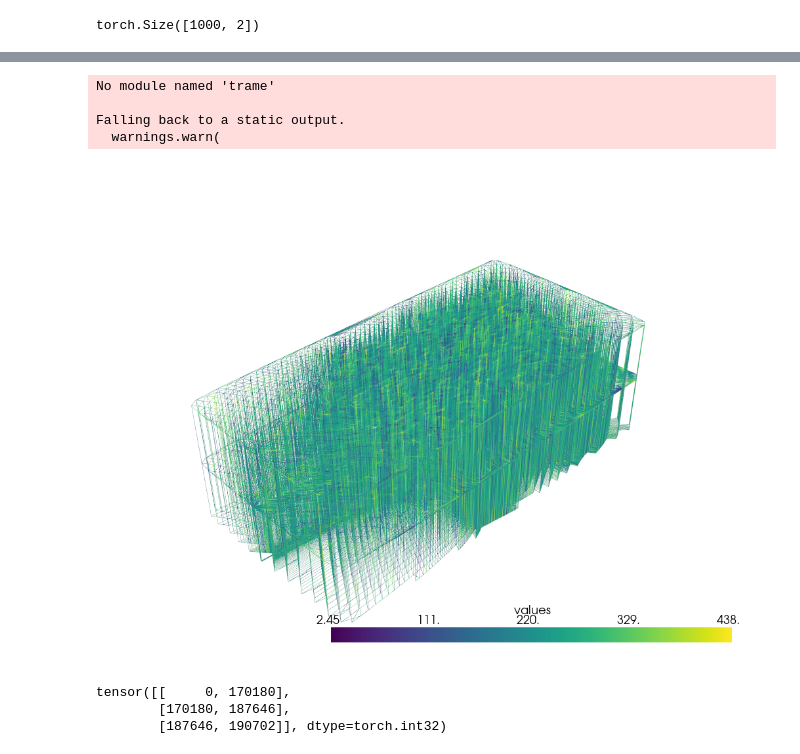
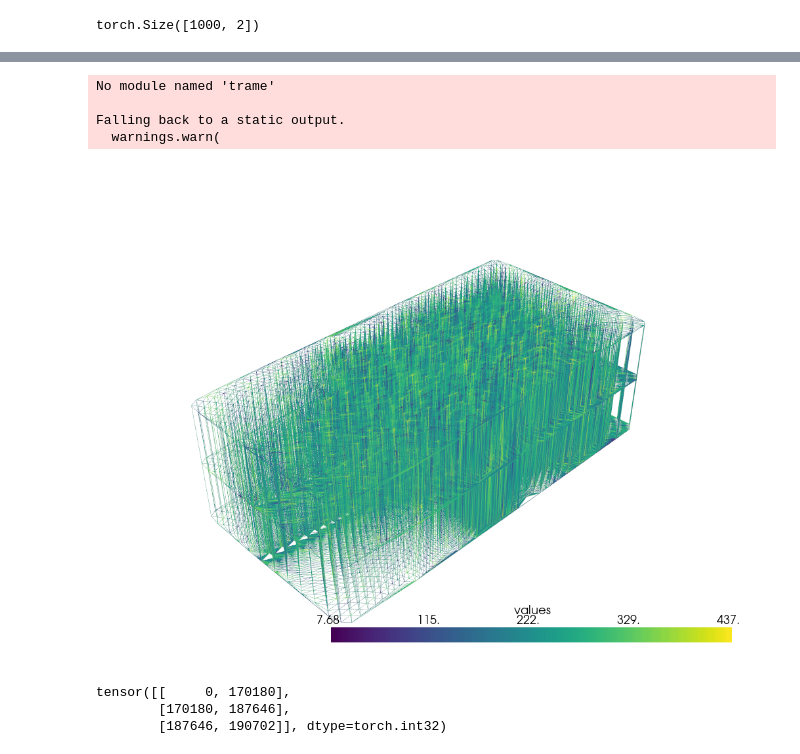
Before and after one commit to DimitriTimoz/cfdml, a Jupyter notebook: models/meshup/meshbased_upsample.ipynb, the cells around one changed output, grey strips where cells are left out. Cells and saved outputs as stored; diff of their text form; code cells hidden in the pictures.

```diff
--- a/models/meshup/meshbased_upsample.ipynb
+++ b/models/meshup/meshbased_upsample.ipynb
@@ -24,6 +24,9 @@ data = transform(data)
 data.pos = pos
 
 data = torch.load('./sampleData.pth')
+data.edge_index = np.empty((2, 0))
+transform = DelaunayTransform()
+data = transform(data)
 def plot_graph(data, l=1, plotter=None, node_colors=None):
 
     c = ['r', 'g', 'b', 'm']
@@ -177,7 +180,7 @@ def generate_coarse_graph(data, r, clusters_per_layer):
 
     # Interpolate the other features accordingly to the position
     surf = scatter(data.surf.to(torch.int), new_index, reduce='max')
-    connection_edge_index = torch.stack([new_index+data.num_nodes, torch.arange(0, new_index.shape[0], device=new_index.device)], dim=0)
+    connection_edge_index = torch.stack([new_index+data.pos.shape[0], torch.arange(0, new_index.shape[0], device=new_index.device)], dim=0)
 
     transform = DelaunayTransform()
     data = transform(Data(pos=out_positions.t()[:, :2].to(data.pos.device), x=out_x.t().to(data.pos.device), surf=surf, device=data.pos.device))
@@ -205,15 +208,16 @@ def generate_coarse_graphs(data, R: int, K: int, visualize=False):
         base.pos = torch.concatenate([base.pos, torch.full((base.pos.shape[0], 1), 1, device=base.pos.device)], axis=1)
     s = [base.pos.shape[0]]
     for i in range(2, R+1):
-        subgraph, connection_index, new_clusters, edge_frequencies, new_cluster_nodes = generate_coarse_graph(data, range_//(5**i), base.clusters_per_layer) # TODO: choose the right scale factor
+        subgraph, connection_index, new_clusters_edges, edge_frequencies, new_cluster_nodes = generate_coarse_graph(data, range_//(5**i), base.clusters_per_layer) # TODO: choose the right scale factor
         base.edge_frequencies.append(edge_frequencies)
-        base.node_clusters.extend([ c+base.pos.shape[0] for c in new_cluster_nodes])
+        # We add the new node clusters indexed in the subgraph
+        base.node_clusters.extend(new_cluster_nodes)
+        # We add the new clusters edge indices indexed in the subgraph
+        base.clusters.extend([c + base.edge_index.shape[1] for c in new_clusters_edges])
+
         data = subgraph.clone()
         s.append(subgraph.pos.shape[0])
-        # We got the subgraph with new positions of the new layer and edges
 
-        new_clusters = [torch.add(c, base.pos.shape[0]) for c in new_clusters]
-        subgraph.clusters = new_clusters
 
         # We need to add the new dimension to the positions to visualize them
         if visualize:
@@ -221,35 +225,34 @@ def generate_coarse_graphs(data, R: int, K: int, visualize=False):
 
         # We need to add the new edges to the base graph so the new nodes ids have to be shifted by the number of nodes in the base graph
         subgraph.edge_index = torch.add(subgraph.edge_index, base.pos.shape[0])
 
         # We need to connect the new nodes to the base graph nodes
         connection_index = torch.add(connection_index, sum(s[:-2]))
 
         base.pos = torch.cat([base.pos, subgraph.pos], dim=0) # TODO: use barycentric interpolation
         base.surf = torch.cat([base.surf, subgraph.surf], dim=0)
         base.x = torch.cat([base.x, subgraph.x], dim=0)
-        base.clusters.extend(subgraph.clusters)
         base.edge_index = torch.cat([base.edge_index, subgraph.edge_index, connection_index], dim=1)
 
         base.up_scale_edge_ranges[i-2] = torch.tensor([base.pos.shape[0]-connection_index.shape[1], base.pos.shape[0]], device=base.pos.device) # TODO: check it
         base.layer_ranges[i-1] = torch.tensor([base.pos.shape[0]-subgraph.pos.shape[0], base.pos.shape[0]], device=base.pos.device)
 
         if i >= R:
             last_one_frequencies = torch.full((K,), 1, device=base.pos.device, dtype=torch.int)
             base.edge_frequencies.append(last_one_frequencies)
             # TODO
     return base
 
 device = torch.device("cuda" if False else "cpu")
 b = generate_coarse_graphs(data.cpu(), 3, 5, visualize=True).to(device)
 #print("Final graph", b, flush=True)
 plot_graph(b)
 # %% [output]
 No module named 'trame'
 
 Falling back to a static output.
   warnings.warn(
-[figure, old version]
+[figure, new version]
 # %%
 device = torch.device('cpu' if torch.cuda.is_available() else 'cpu')
 b = b.to(device)
```
Also changed, not shown: parts of 3 cells of this notebook, 1 other file.
